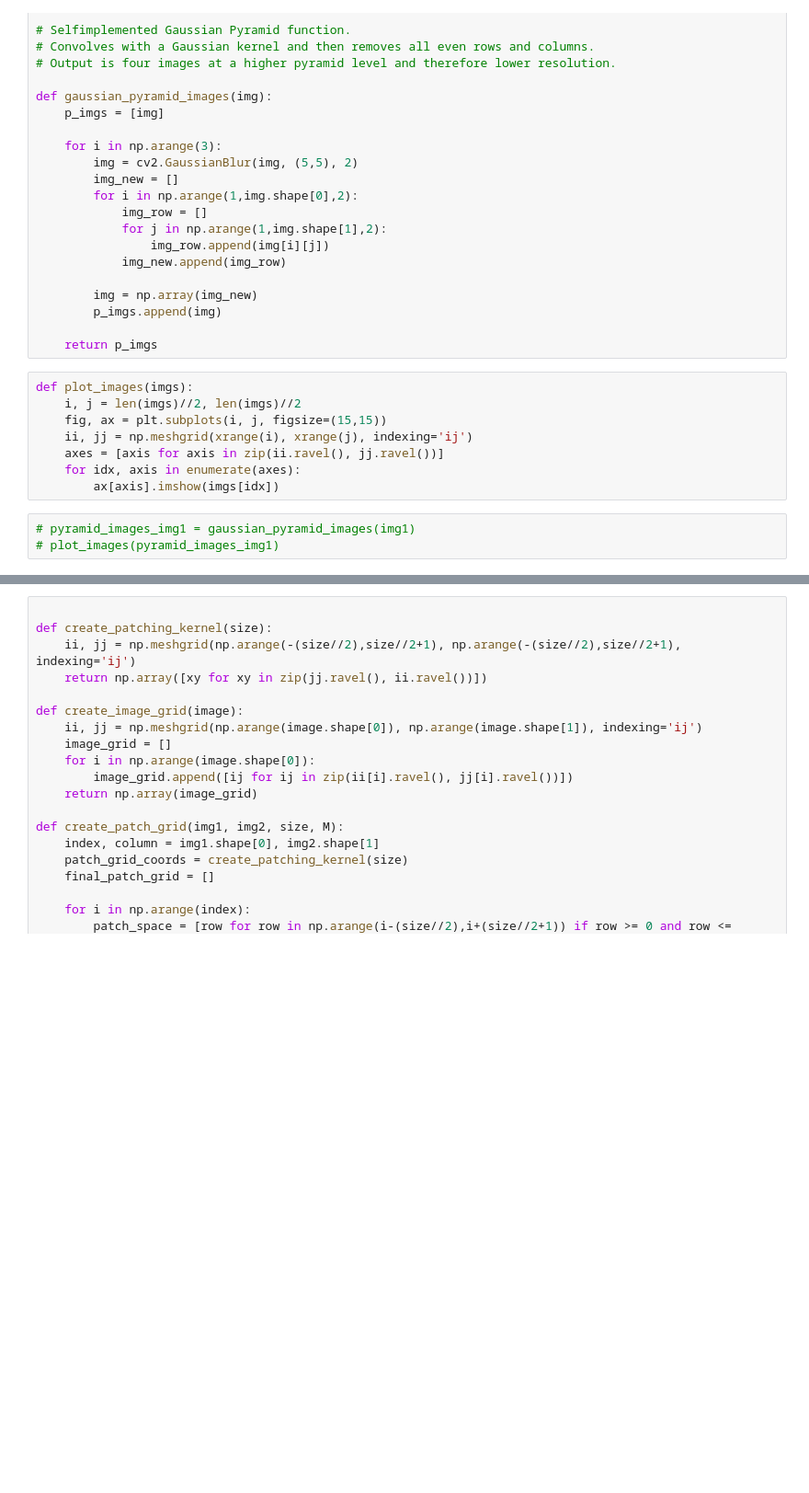
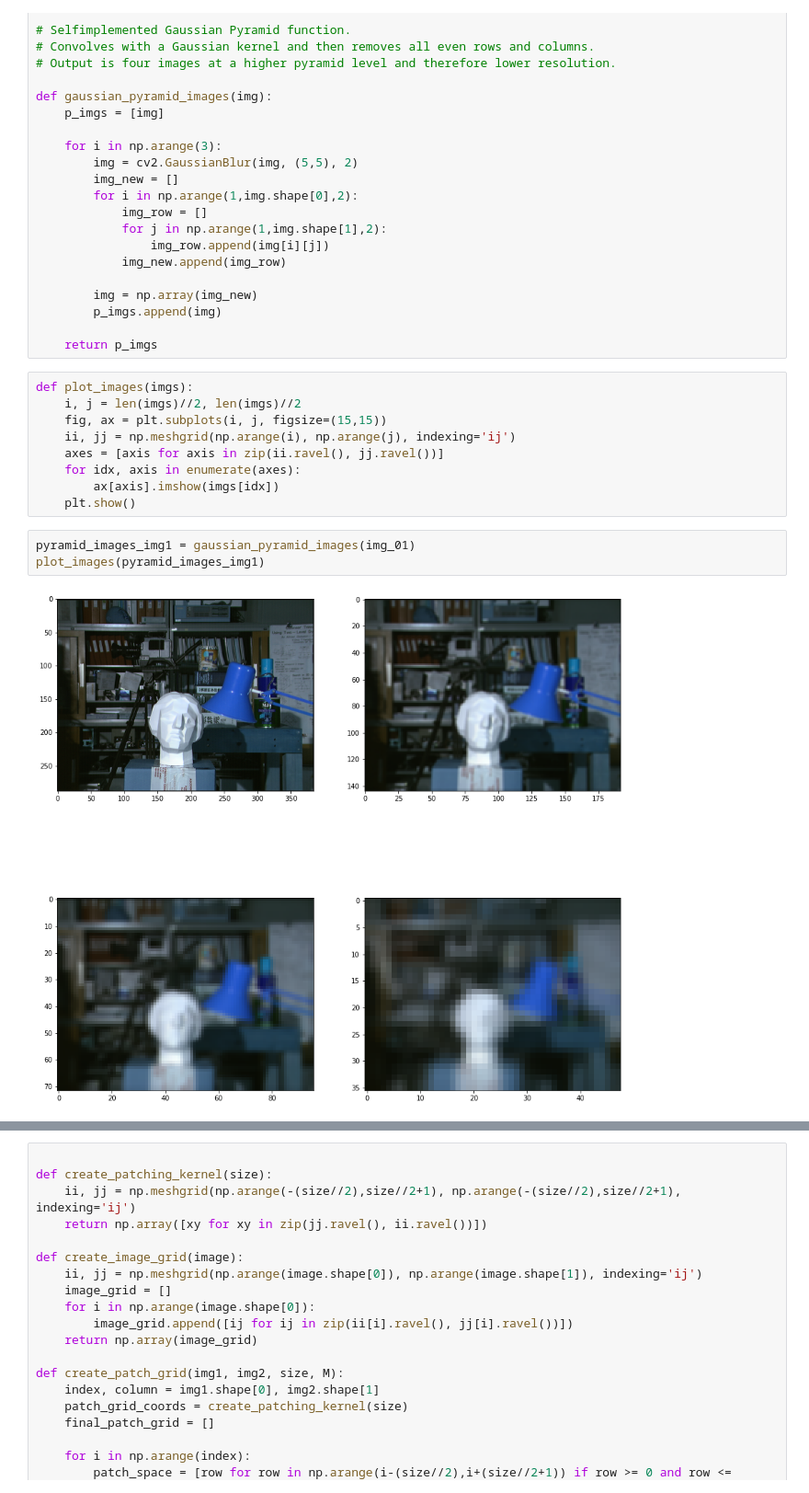
Before and after one commit to l3th0n/VIP_A3, a Jupyter notebook: Assigment3 - Pyramidding.ipynb, the cells around one changed output, grey strips where cells are left out. Shown: that part at 92% size. Cells and saved outputs as stored; diff of their text form; blank space fills up the shorter version.

```diff
--- a/Assigment3 - Pyramidding.ipynb
+++ b/Assigment3 - Pyramidding.ipynb
@@ -43,11 +43,14 @@ def gaussian_pyramid_images(img):
 def plot_images(imgs):
     i, j = len(imgs)//2, len(imgs)//2
     fig, ax = plt.subplots(i, j, figsize=(15,15))
-    ii, jj = np.meshgrid(xrange(i), xrange(j), indexing='ij')
+    ii, jj = np.meshgrid(np.arange(i), np.arange(j), indexing='ij')
     axes = [axis for axis in zip(ii.ravel(), jj.ravel())]
     for idx, axis in enumerate(axes):
         ax[axis].imshow(imgs[idx])
+    plt.show()
 # %%
-# pyramid_images_img1 = gaussian_pyramid_images(img1)
-# plot_images(pyramid_images_img1)
+pyramid_images_img1 = gaussian_pyramid_images(img_01)
+plot_images(pyramid_images_img1)
+# %% [output]
+[figure, added]
 # %%
```
Also changed, not shown: parts of 1 cell of this notebook.
